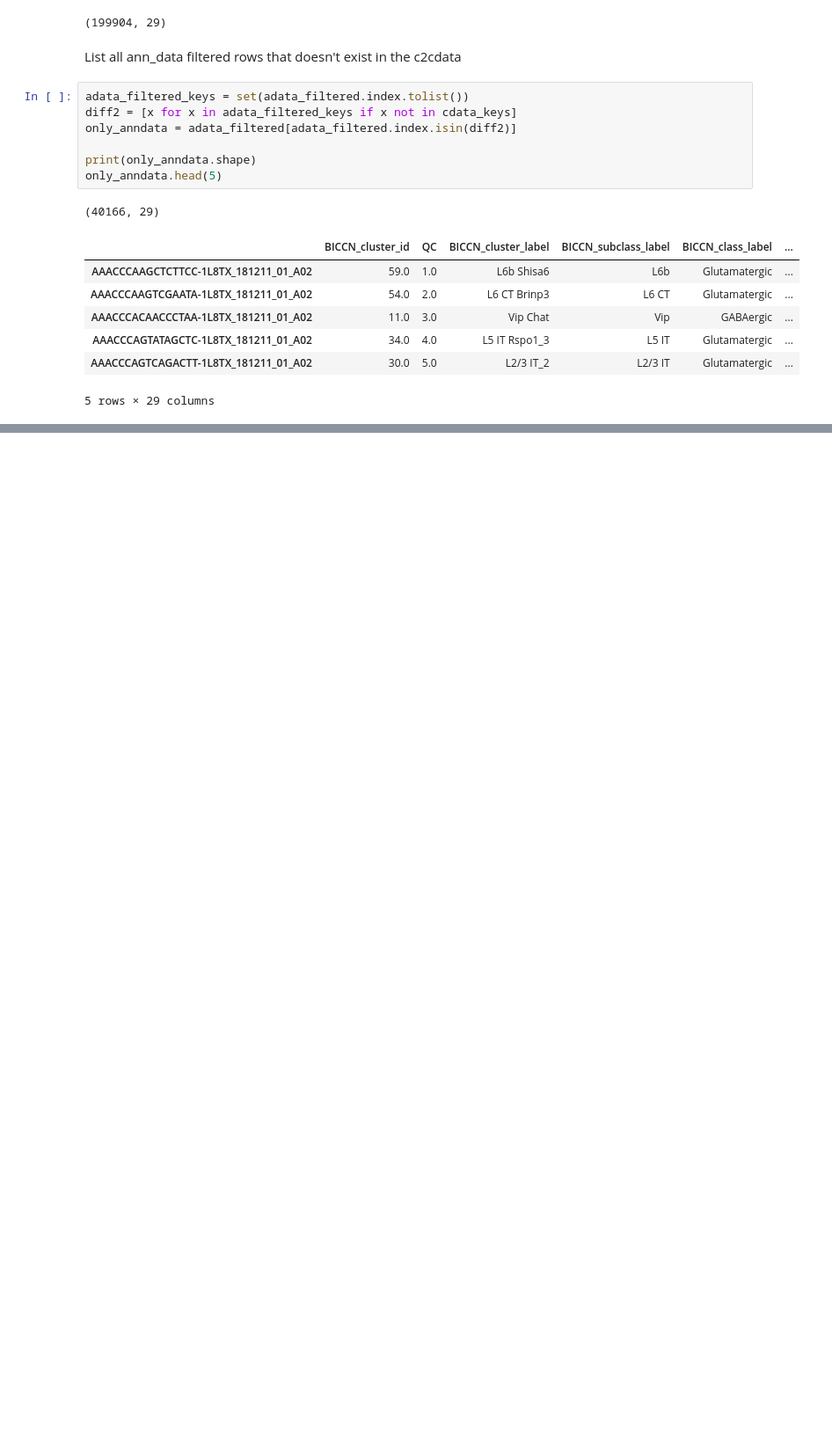
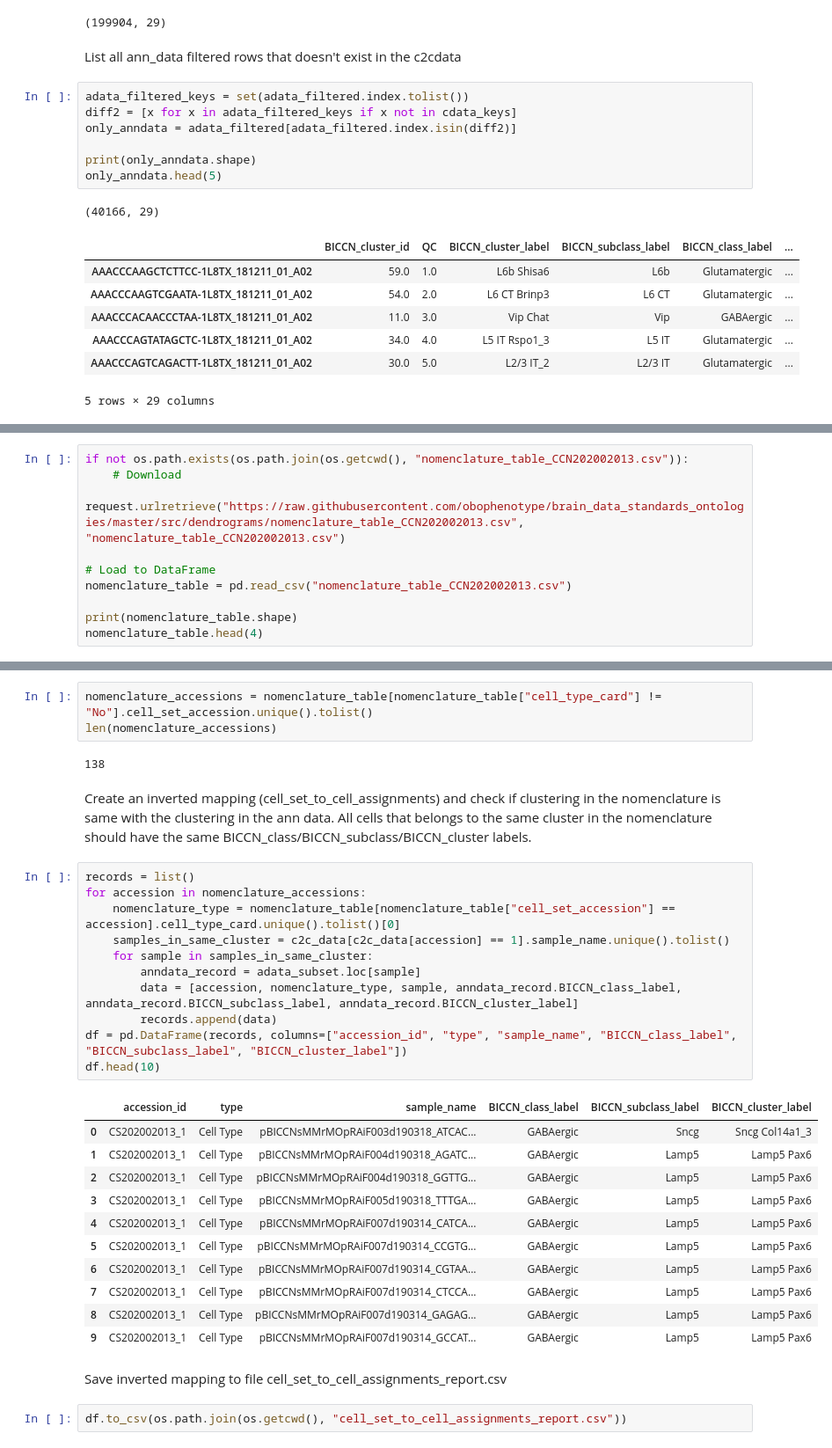
Before and after one commit to hkir-dev/h5ad-annotation, a Jupyter notebook: BDSO-correlation.ipynb, the cells around one changed output, grey strips where cells are left out. Shown at 88% size. Drawn from its saved outputs; the diff is of its cells as text; blank space fills up the shorter version.

Commit message:
clustering comparison

```diff
--- a/BDSO-correlation.ipynb
+++ b/BDSO-correlation.ipynb
@@ -116,0 +122,10 @@ only_anndata.head(5)
+# %%
+if not os.path.exists(os.path.join(os.getcwd(), "nomenclature_table_CCN202002013.csv")):
+    # Download
+    request.urlretrieve("https://raw.githubusercontent.com/obophenotype/brain_data_standards_ontologies/master/src/dendrograms/nomenclature_table_CCN202002013.csv", "nomenclature_table_CCN202002013.csv")
+
+# Load to DataFrame
+nomenclature_table = pd.read_csv("nomenclature_table_CCN202002013.csv")
+
+print(nomenclature_table.shape)
+nomenclature_table.head(4)
@@ -116,0 +149,35 @@ only_anndata.head(5)
+# %%
+nomenclature_accessions = nomenclature_table[nomenclature_table["cell_type_card"] != "No"].cell_set_accession.unique().tolist()
+len(nomenclature_accessions)
+# %% [output]
+138
+# %% [markdown]
+Create an inverted mapping (cell_set_to_cell_assignments) and check if clustering in the nomenclature is same with the clustering in the ann data.
+All cells that belongs to the same cluster in the nomenclature should have the same BICCN_class/BICCN_subclass/BICCN_cluster labels.
+# %%
+records = list()
+for accession in nomenclature_accessions:
+    nomenclature_type = nomenclature_table[nomenclature_table["cell_set_accession"] == accession].cell_type_card.unique().tolist()[0]
+    samples_in_same_cluster = c2c_data[c2c_data[accession] == 1].sample_name.unique().tolist()
+    for sample in samples_in_same_cluster:
+        anndata_record = adata_subset.loc[sample]
+        data = [accession, nomenclature_type, sample, anndata_record.BICCN_class_label, anndata_record.BICCN_subclass_label, anndata_record.BICCN_cluster_label]
+        records.append(data)
+df = pd.DataFrame(records, columns=["accession_id", "type", "sample_name", "BICCN_class_label", "BICCN_subclass_label", "BICCN_cluster_label"])
+df.head(10)
+# %% [output]
+|  | accession_id | type | sample_name | BICCN_class_label | BICCN_subclass_label | BICCN_cluster_label |
+| 0 | CS202002013_1 | Cell Type | pBICCNsMMrMOpRAiF003d190318_ATCAC... | GABAergic | Sncg | Sncg Col14a1_3 |
+| 1 | CS202002013_1 | Cell Type | pBICCNsMMrMOpRAiF004d190318_AGATC... | GABAergic | Lamp5 | Lamp5 Pax6 |
+| 2 | CS202002013_1 | Cell Type | pBICCNsMMrMOpRAiF004d190318_GGTTG... | GABAergic | Lamp5 | Lamp5 Pax6 |
+| 3 | CS202002013_1 | Cell Type | pBICCNsMMrMOpRAiF005d190318_TTTGA... | GABAergic | Lamp5 | Lamp5 Pax6 |
+| 4 | CS202002013_1 | Cell Type | pBICCNsMMrMOpRAiF007d190314_CATCA... | GABAergic | Lamp5 | Lamp5 Pax6 |
+| 5 | CS202002013_1 | Cell Type | pBICCNsMMrMOpRAiF007d190314_CCGTG... | GABAergic | Lamp5 | Lamp5 Pax6 |
+| 6 | CS202002013_1 | Cell Type | pBICCNsMMrMOpRAiF007d190314_CGTAA... | GABAergic | Lamp5 | Lamp5 Pax6 |
+| 7 | CS202002013_1 | Cell Type | pBICCNsMMrMOpRAiF007d190314_CTCCA... | GABAergic | Lamp5 | Lamp5 Pax6 |
+| 8 | CS202002013_1 | Cell Type | pBICCNsMMrMOpRAiF007d190314_GAGAG... | GABAergic | Lamp5 | Lamp5 Pax6 |
+| 9 | CS202002013_1 | Cell Type | pBICCNsMMrMOpRAiF007d190314_GCCAT... | GABAergic | Lamp5 | Lamp5 Pax6 |
+# %% [markdown]
+Save inverted mapping to file cell_set_to_cell_assignments_report.csv
+# %%
+df.to_csv(os.path.join(os.getcwd(), "cell_set_to_cell_assignments_report.csv"))
```
Also changed, not shown: parts of 9 cells of this notebook, 2 other files.
